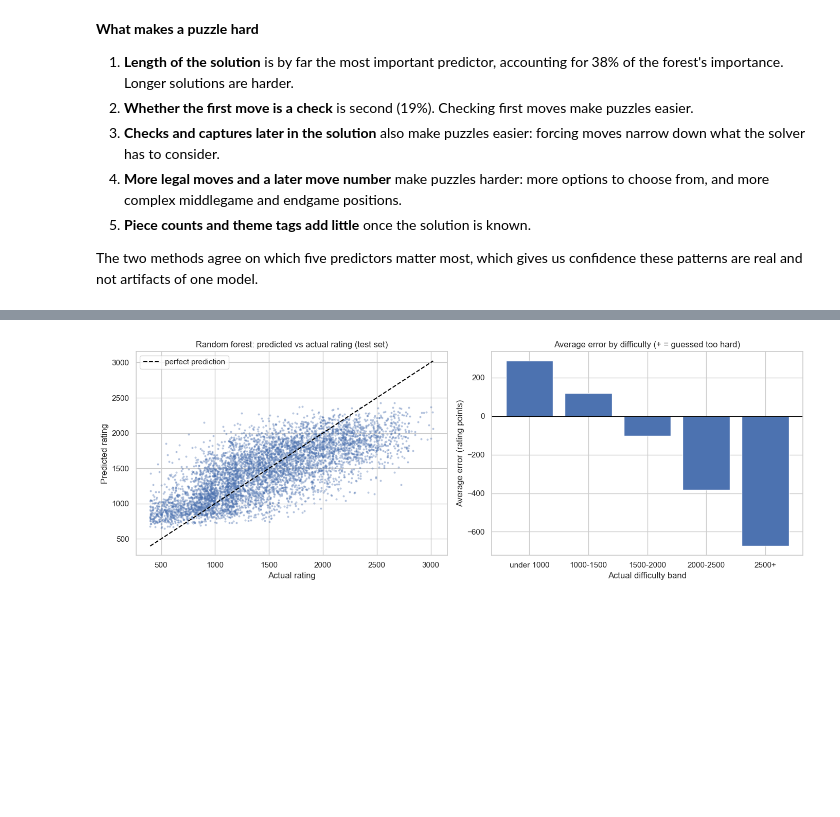
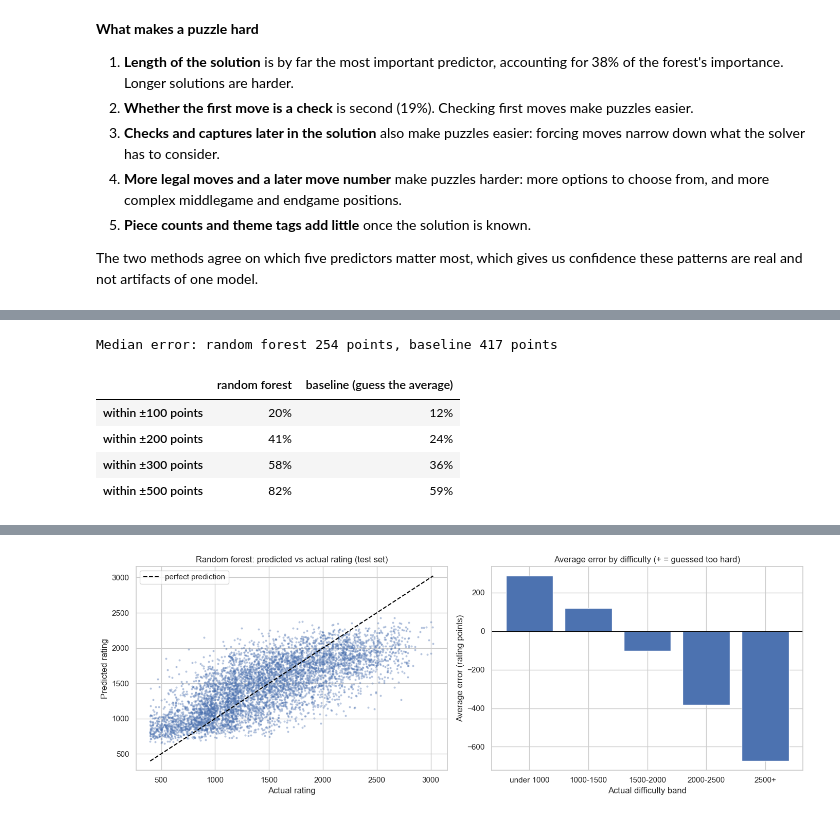
Before and after one commit to jsze-sys/BA576-Group-6-Project---Predicting-Chess-Puzzle-Ratings, a Jupyter notebook: notebooks/BA576_Project_Workbook.ipynb, the cells around one changed output, grey strips where cells are left out. Saved outputs shown, nothing was run; the diff lists cells and outputs as text; code cells hidden in the pictures; blank space fills up the shorter version.

```diff
--- a/notebooks/BA576_Project_Workbook.ipynb
+++ b/notebooks/BA576_Project_Workbook.ipynb
@@ -1074,0 +1080,24 @@ An average error hides where the errors happen. We break the random forest's tes
+# %%
+# --- 1. How close are the predictions? ---
+# For each error tolerance, the share of test puzzles predicted within it,
+# for the random forest and for the baseline (guess the average).
+pred = forest.predict(X_test)
+model_abs_error = (pred - y_test).abs()
+baseline_abs_error = (baseline.predict(X_test) - y_test).abs()
+
+tolerances = [100, 200, 300, 500]
+closeness = pd.DataFrame({
+    'random forest': [(model_abs_error <= t).mean() for t in tolerances],
+    'baseline (guess the average)': [(baseline_abs_error <= t).mean() for t in tolerances],
+}, index=[f'within ±{t} points' for t in tolerances])
+
+print(f'Median error: random forest {model_abs_error.median():,.0f} points, '
+      f'baseline {baseline_abs_error.median():,.0f} points')
+closeness.style.format('{:.0%}')
+# %% [output]
+Median error: random forest 254 points, baseline 417 points
+|  | random forest | baseline (guess the average) |
+| within ±100 points | 20% | 12% |
+| within ±200 points | 41% | 24% |
+| within ±300 points | 58% | 36% |
+| within ±500 points | 82% | 59% |
```
Also changed, not shown: parts of 8 cells of this notebook, 1 other file.
